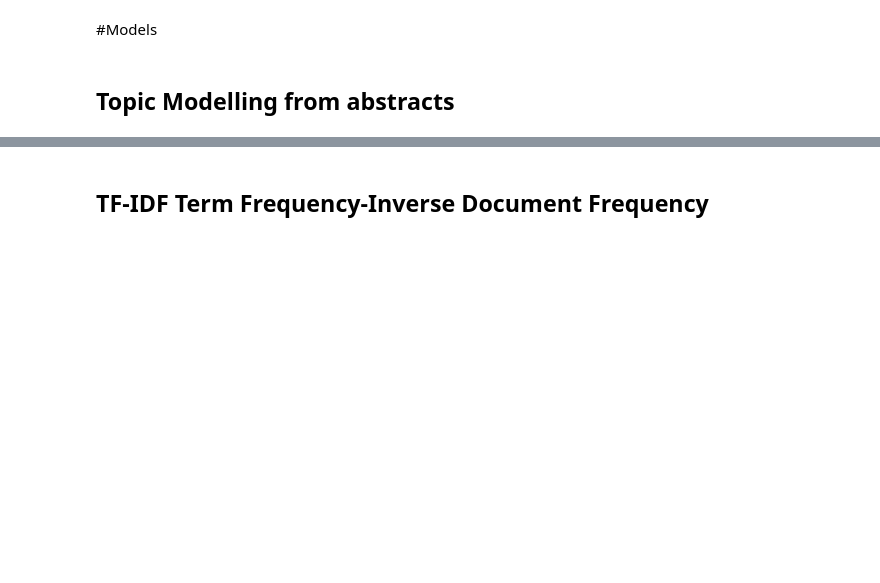
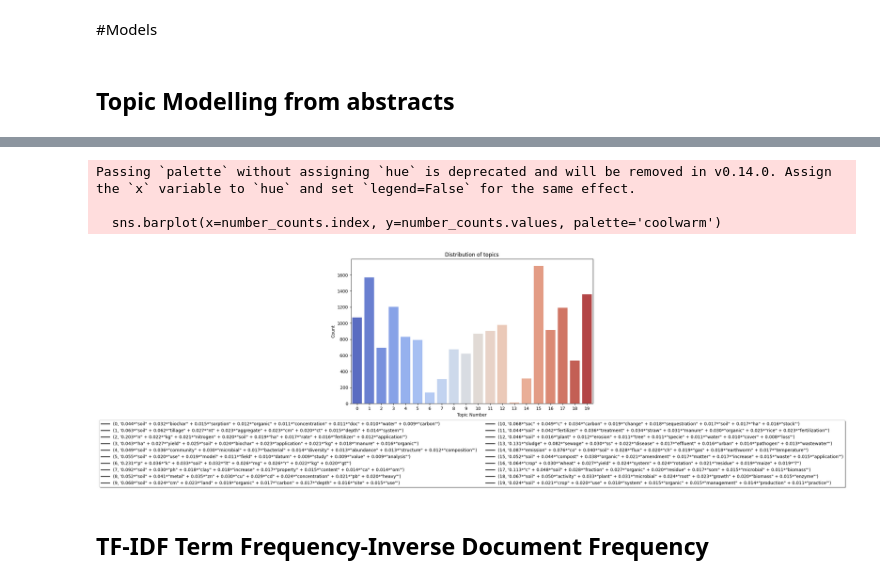
Before and after one commit to olalepek/Text-Mining---Agriculture, a Jupyter notebook: Agriculture_Tweet_Text_Mining_and_Sentimental_analysis.ipynb, the cells around one changed output, grey strips where cells are left out. Drawn from its saved outputs; the diff is of its cells as text; code cells hidden in the pictures; blank space fills up the shorter version.

```diff
--- a/Agriculture_Tweet_Text_Mining_and_Sentimental_analysis.ipynb
+++ b/Agriculture_Tweet_Text_Mining_and_Sentimental_analysis.ipynb
@@ -224,9 +283,9 @@ dictionary = corpora.Dictionary(dataset['abstract_tokens_lemmatized'])
 # %%
 corpus = [dictionary.doc2bow(text) for text in dataset['abstract_tokens_lemmatized']]
 
-lda_model = LdaModel(corpus, num_topics=15, id2word=dictionary, passes=15)
+lda_model = LdaModel(corpus, num_topics=20, id2word=dictionary, passes=15)
 # %%
-topics = lda_model.print_topics(num_words=6)
+topics = lda_model.print_topics(num_words=8)
 for topic in topics:
     print(topic)
 # %% [output]
@@ -284,3 +334,21 @@ dataset.to_csv('/content/drive/MyDrive/Studia DSE/abstracts_tillage.csv', index=
+# %%
+number_counts = dataset['dominant_topic'].value_counts().sort_index()
+import seaborn as sns
+
+# Plotting with Seaborn
+plt.figure(figsize=(10, 6))  # Optional: Adjusts the figure size
+sns.barplot(x=number_counts.index, y=number_counts.values, palette='coolwarm')
+plt.xlabel('Topic Number')
+plt.ylabel('Count')
+plt.title('Distribution of topics')
+plt.xticks(range(20), range(0, 20))  # Ensures that all numbers from 1 to 20 are shown as ticks
+plt.legend(topics, loc='upper center', bbox_to_anchor=(0.5, -0.1), fancybox=True, shadow=True, ncol=2)
+plt.show()
+# %% [output]
+Passing `palette` without assigning `hue` is deprecated and will be removed in v0.14.0. Assign the `x` variable to `hue` and set `legend=False` for the same effect.
+
+  sns.barplot(x=number_counts.index, y=number_counts.values, palette='coolwarm')
+[figure, added]
 # %% [markdown]
 ## TF-IDF Term Frequency-Inverse Document Frequency
 # %%
```
Also changed, not shown: parts of 100 cells of this notebook.
